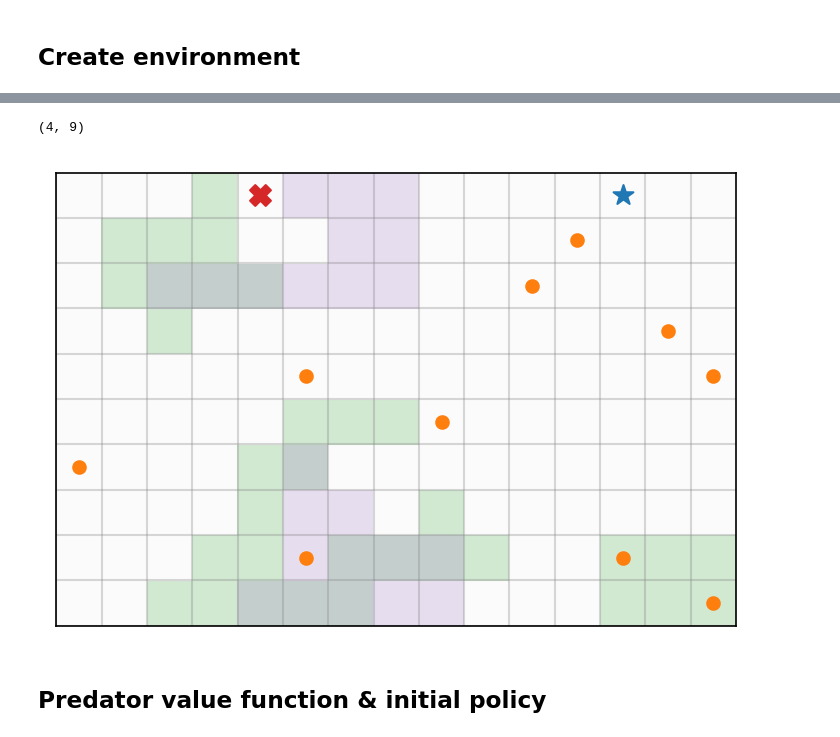
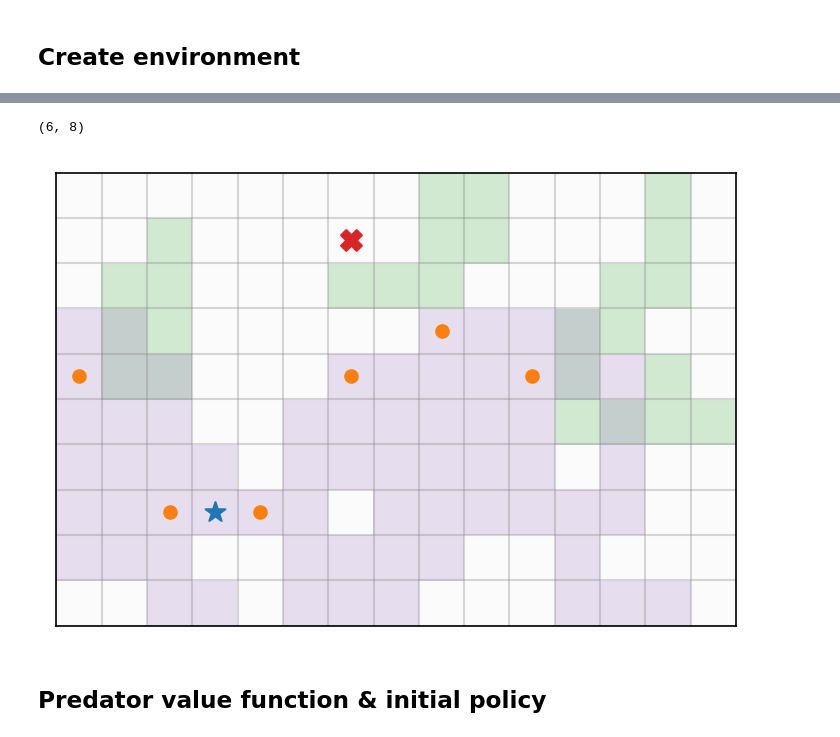
Before and after one commit to tobywise/predator-prey-IRL, a Jupyter notebook: notebooks/model_simulations.ipynb, the cells around one changed output, grey strips where cells are left out. Drawn from its saved outputs; the diff is of its cells as text; code cells hidden in the pictures.

```diff
--- a/notebooks/model_simulations.ipynb
+++ b/notebooks/model_simulations.ipynb
@@ -51,8 +45,17 @@ predator.move_history = []
-# %%
-env.plot_environment()
-# %% [output]
-(4, 9)
-[figure, removed]
+# %%
+env.feature_arrays = features
+prey.move_to_idx(3, 2)
+predator.move_to_idx(6, 8)
+prey.move_history = []
+predator.move_history = []
+env.feature_arrays['reward'] = np.zeros(env.size)
+for x, y in [[2, 2], [4, 2], [6, 5], [10, 5], [0, 5], [8, 6]]:
+    env.feature_arrays['reward'][y, x] = 1
+
+env.plot_environment()
+# %% [output]
+(6, 8)
+[figure, added]
 # %%
 prey.solved = False
 predator.solved = False
```
Also changed, not shown: parts of 10 cells of this notebook.
